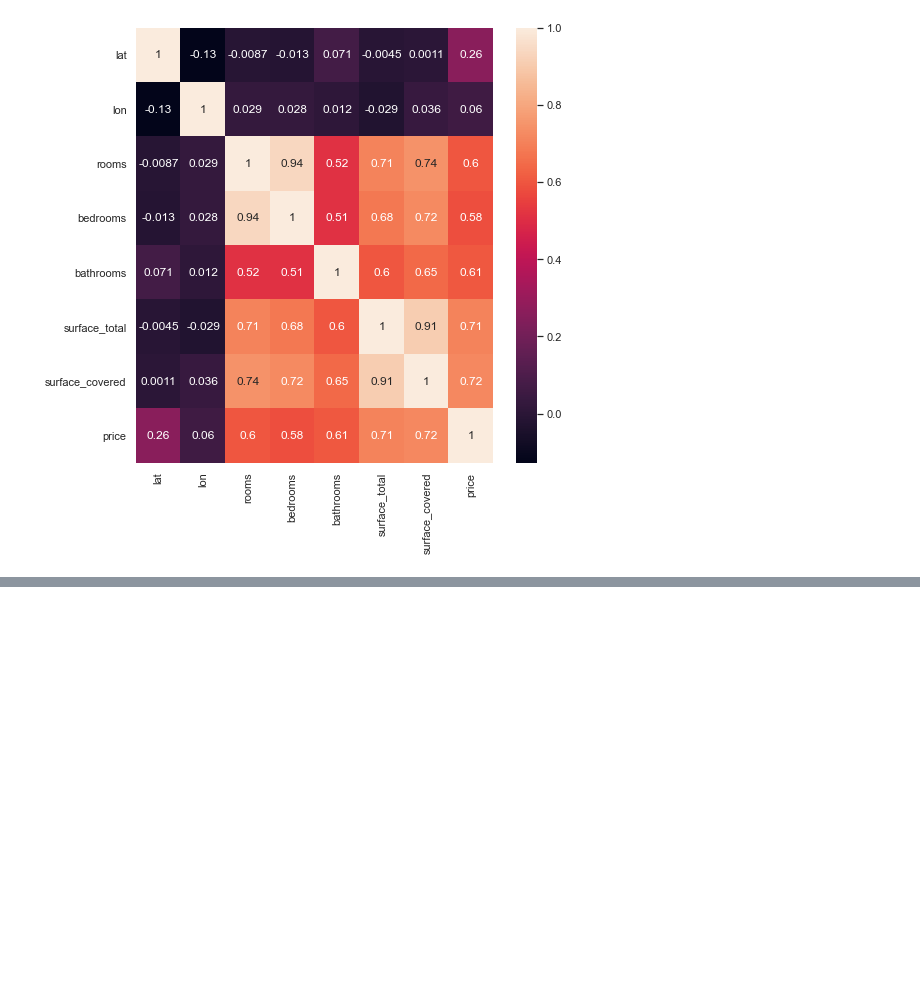
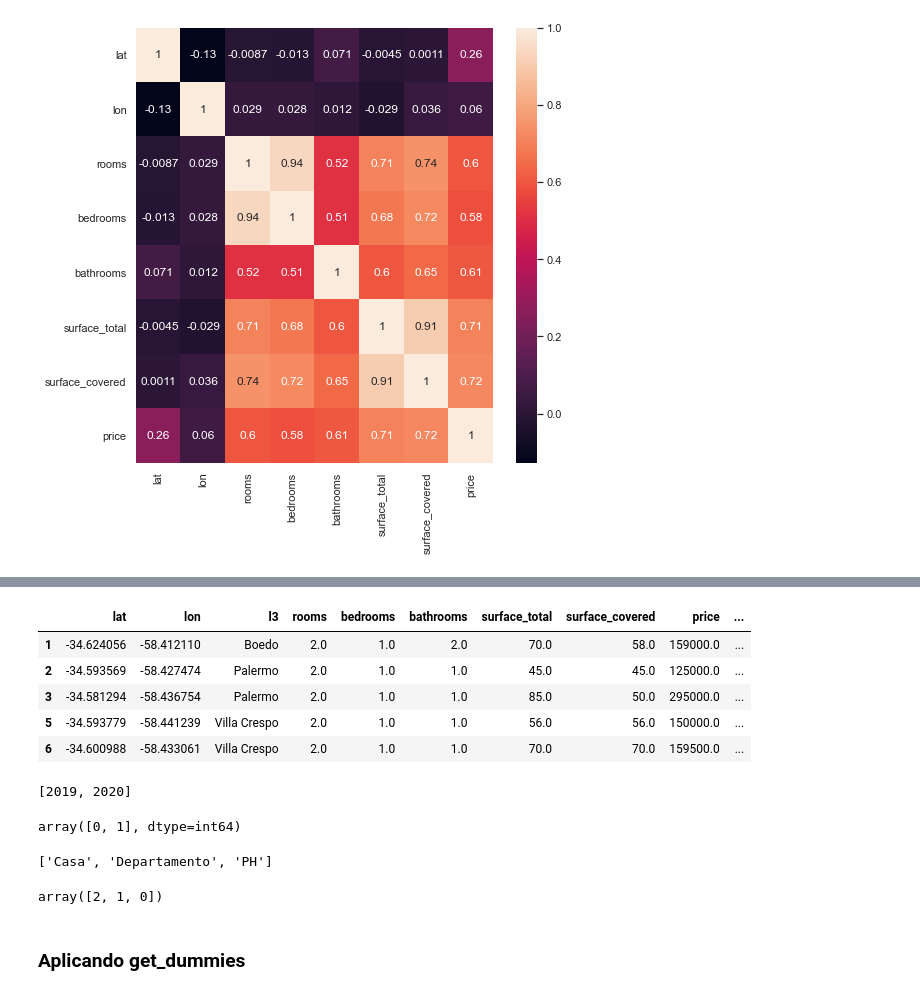
Before and after one commit to leobrandoon/house_price_prediction_v2, a Jupyter notebook: LeonardoGonzalez_Proyecto_02.ipynb, the cells around one changed output, grey strips where cells are left out. Saved outputs shown, nothing was run; the diff lists cells and outputs as text; code cells hidden in the pictures; blank space fills up the shorter version.

```diff
--- a/LeonardoGonzalez_Proyecto_02.ipynb
+++ b/LeonardoGonzalez_Proyecto_02.ipynb
@@ -438,0 +467,12 @@ df_cf4.head()
+# %%
+#creamos la columna año para poder guardar el año de la propiedad.
+df_cf5['year'] = pd.DatetimeIndex(df_cf5['date']).year
+df_cf5.drop("date",axis=1,inplace=True)
+df_cf5.head()
+# %% [output]
+|  | lat | lon | l3 | rooms | bedrooms | bathrooms | surface_total | surface_covered | price | ... |
+| 1 | -34.624056 | -58.412110 | Boedo | 2.0 | 1.0 | 2.0 | 70.0 | 58.0 | 159000.0 | ... |
+| 2 | -34.593569 | -58.427474 | Palermo | 2.0 | 1.0 | 1.0 | 45.0 | 45.0 | 125000.0 | ... |
+| 3 | -34.581294 | -58.436754 | Palermo | 2.0 | 1.0 | 1.0 | 85.0 | 50.0 | 295000.0 | ... |
+| 5 | -34.593779 | -58.441239 | Villa Crespo | 2.0 | 1.0 | 1.0 | 56.0 | 56.0 | 150000.0 | ... |
+| 6 | -34.600988 | -58.433061 | Villa Crespo | 2.0 | 1.0 | 1.0 | 70.0 | 70.0 | 159500.0 | ... |
@@ -438,0 +485,8 @@ df_cf4.head()
+# %%
+list(Labelencoder.classes_)
+# %% [output]
+[2019, 2020]
+# %%
+df_cf5['years'].unique()
+# %% [output]
+array([0, 1], dtype=int64)
@@ -438,0 +499,10 @@ df_cf4.head()
+# %%
+list(Labelencoder.classes_)
+# %% [output]
+['Casa', 'Departamento', 'PH']
+# %%
+df_cf5['Tipo_propiedad'].unique()
+# %% [output]
+array([2, 1, 0])
+# %% [markdown]
+### Aplicando get_dummies
```
Also changed, not shown: parts of 33 cells of this notebook.
